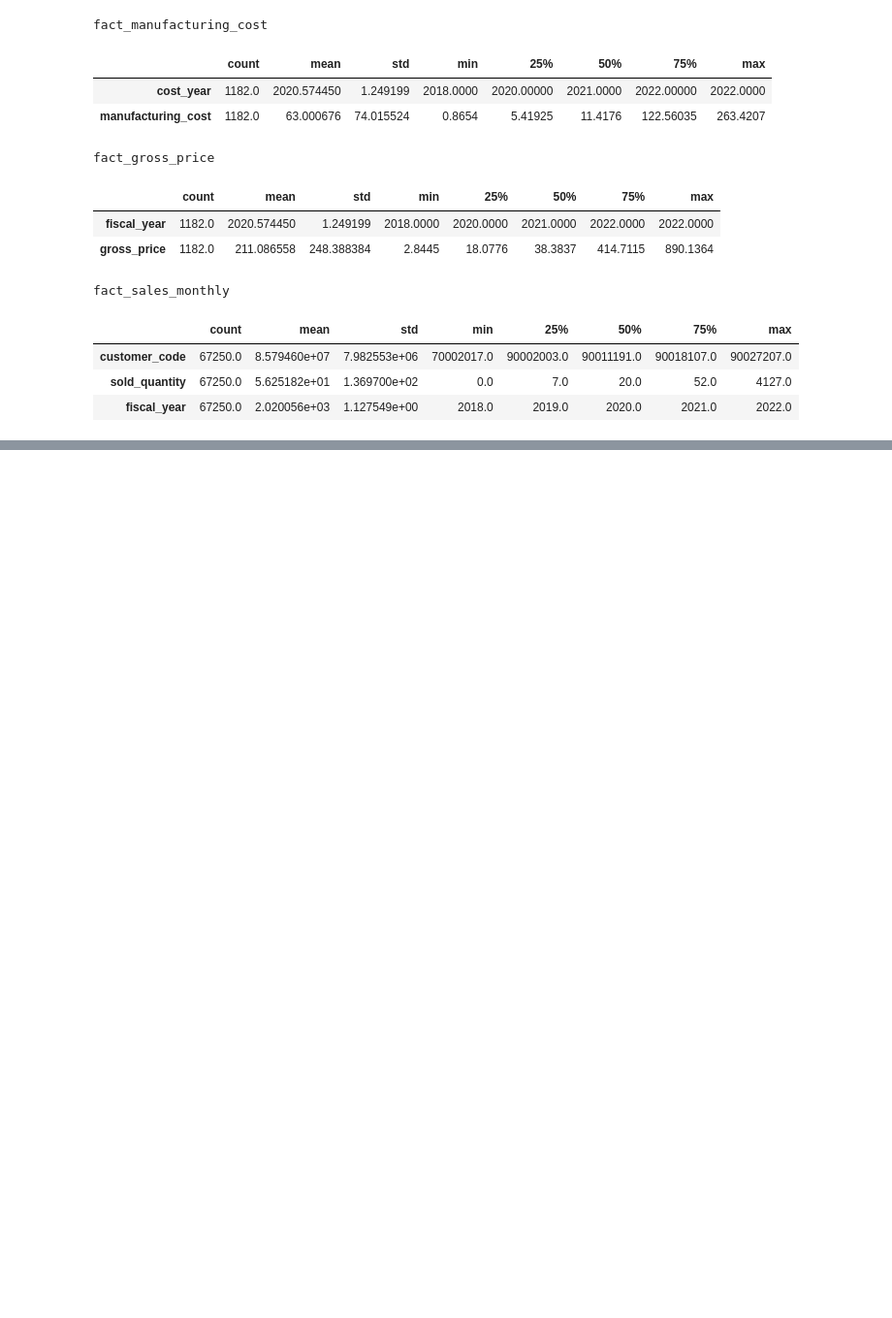
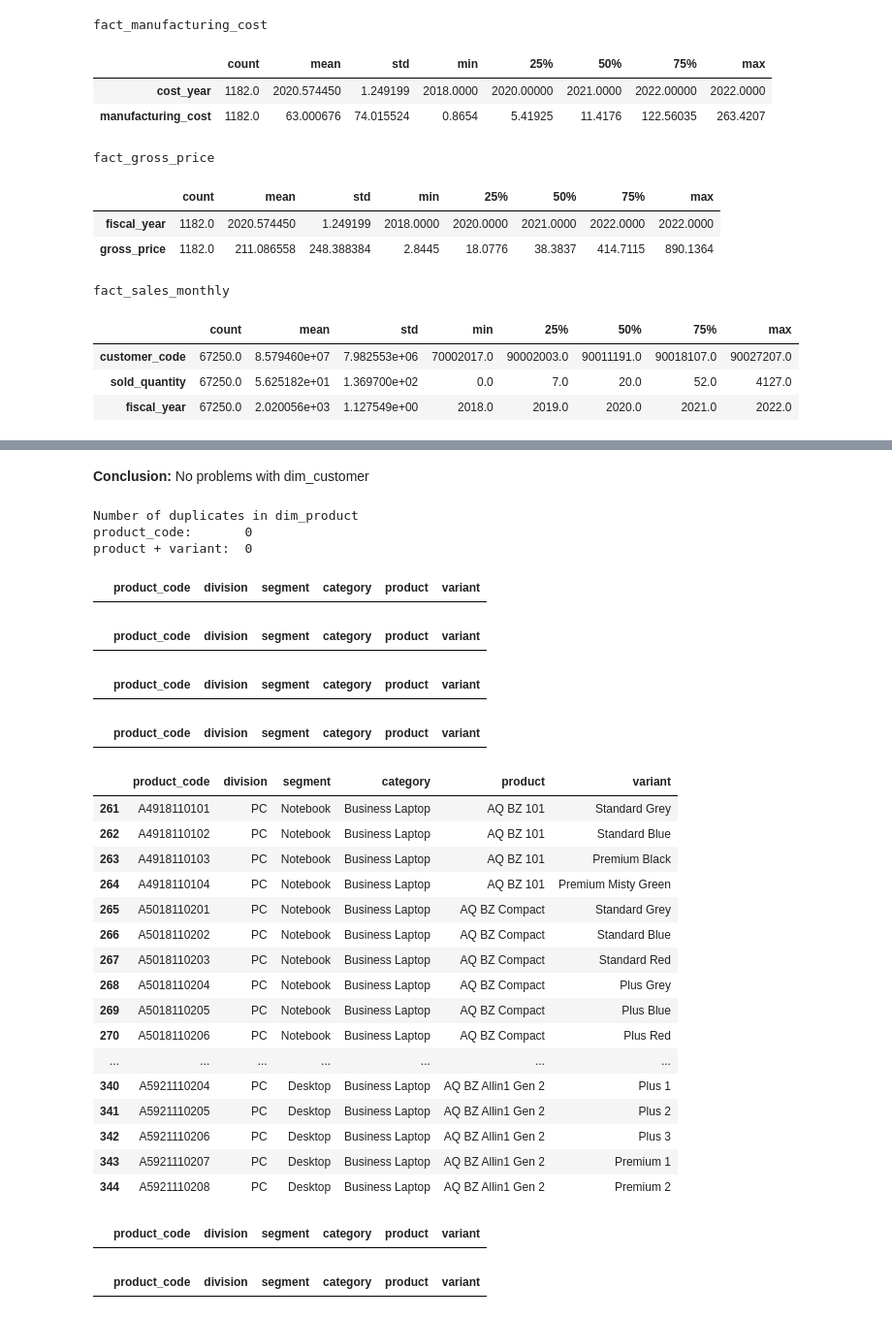
Before and after one commit to maximchuvstvin/i-learn-final-project, a Jupyter notebook: final_project.ipynb, the cells around one changed output, grey strips where cells are left out. Shown: that part at 97% size. Saved outputs shown, nothing was run; the diff lists cells and outputs as text; code cells hidden in the pictures; blank space fills up the shorter version.

```diff
--- a/final_project.ipynb
+++ b/final_project.ipynb
@@ -213,0 +257,44 @@ fact_sales_monthly
+# %% [markdown]
+**Conclusion:** No problems with dim_customer
+# %%
+# other duplicates ## dim_product
+
+print('Number of duplicates in dim_product')
+print(f'{"product_code:":<20}{data_dict["dim_product"]["product_code"].duplicated().sum()}')
+print(f'{"product + variant:":<20}{data_dict["dim_product"].loc[:, ["product_code","variant"]].duplicated().sum()}')
+
+# the same product duplicated in various other analytics
+display(data_dict['dim_product'].groupby(['product', 'variant'], as_index=False).filter(lambda x: x['product_code'].nunique()>1))
+display(data_dict['dim_product'].groupby(['product'], as_index=False).filter(lambda x: x['division'].nunique()>1))
+display(data_dict['dim_product'].groupby(['product'], as_index=False).filter(lambda x: x['segment'].nunique()>1))
+display(data_dict['dim_product'].groupby(['product'], as_index=False).filter(lambda x: x['category'].nunique()>1))
+display(data_dict['dim_product'].groupby(['category'], as_index=False).filter(lambda x: x['segment'].nunique()>1))
+display(data_dict['dim_product'].groupby(['category'], as_index=False).filter(lambda x: x['division'].nunique()>1))
+display(data_dict['dim_product'].groupby(['segment'], as_index=False).filter(lambda x: x['division'].nunique()>1))
+# %% [output]
+Number of duplicates in dim_product
+product_code:       0
+product + variant:  0
+|  | product_code | division | segment | category | product | variant |
+|  | product_code | division | segment | category | product | variant |
+|  | product_code | division | segment | category | product | variant |
+|  | product_code | division | segment | category | product | variant |
+|  | product_code | division | segment | category | product | variant |
+| 261 | A4918110101 | PC | Notebook | Business Laptop | AQ BZ 101 | Standard Grey |
+| 262 | A4918110102 | PC | Notebook | Business Laptop | AQ BZ 101 | Standard Blue |
+| 263 | A4918110103 | PC | Notebook | Business Laptop | AQ BZ 101 | Premium Black |
+| 264 | A4918110104 | PC | Notebook | Business Laptop | AQ BZ 101 | Premium Misty Green |
+| 265 | A5018110201 | PC | Notebook | Business Laptop | AQ BZ Compact | Standard Grey |
+| 266 | A5018110202 | PC | Notebook | Business Laptop | AQ BZ Compact | Standard Blue |
+| 267 | A5018110203 | PC | Notebook | Business Laptop | AQ BZ Compact | Standard Red |
+| 268 | A5018110204 | PC | Notebook | Business Laptop | AQ BZ Compact | Plus Grey |
+| 269 | A5018110205 | PC | Notebook | Business Laptop | AQ BZ Compact | Plus Blue |
+| 270 | A5018110206 | PC | Notebook | Business Laptop | AQ BZ Compact | Plus Red |
+| ... | ... | ... | ... | ... | ... | ... |
+| 340 | A5921110204 | PC | Desktop | Business Laptop | AQ BZ Allin1 Gen 2 | Plus 1 |
+| 341 | A5921110205 | PC | Desktop | Business Laptop | AQ BZ Allin1 Gen 2 | Plus 2 |
+| 342 | A5921110206 | PC | Desktop | Business Laptop | AQ BZ Allin1 Gen 2 | Plus 3 |
+| 343 | A5921110207 | PC | Desktop | Business Laptop | AQ BZ Allin1 Gen 2 | Premium 1 |
+| 344 | A5921110208 | PC | Desktop | Business Laptop | AQ BZ Allin1 Gen 2 | Premium 2 |
+|  | product_code | division | segment | category | product | variant |
+|  | product_code | division | segment | category | product | variant |
```
Also changed, not shown: parts of 38 cells of this notebook.
